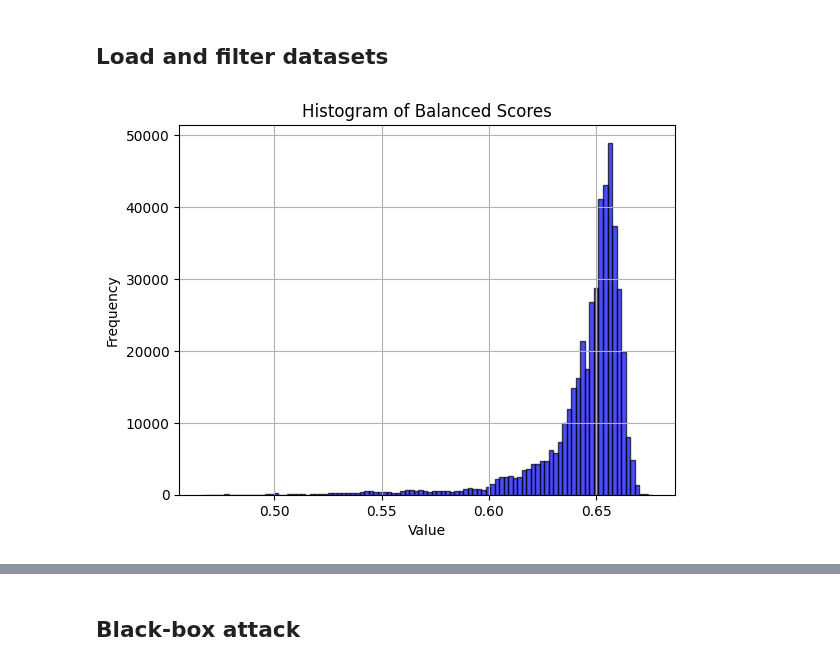
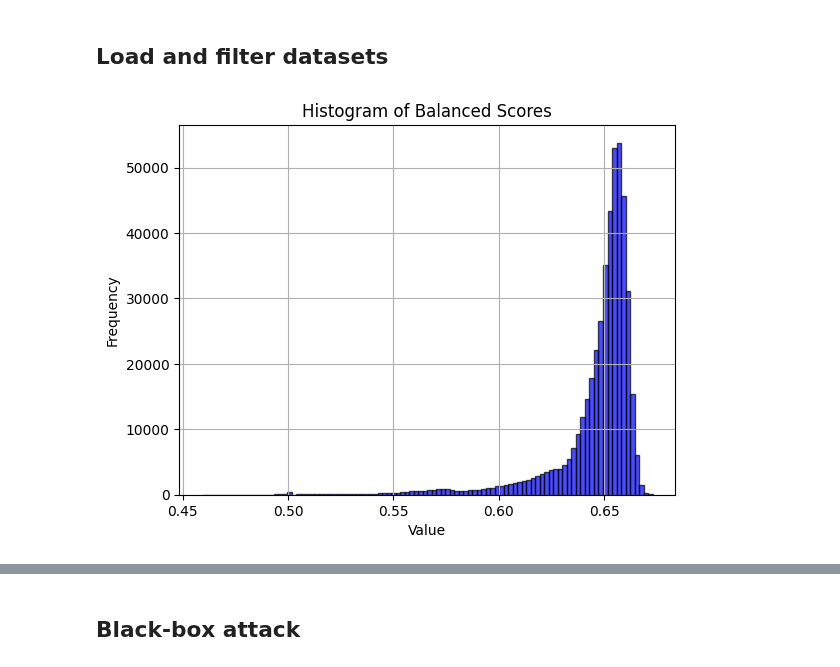
Before and after one commit to joserapa98/tns4loris, a Jupyter notebook: attacks/attacks_vanilla.ipynb, the cells around one changed output, grey strips where cells are left out. Cells and saved outputs as stored; diff of their text form; code cells hidden in the pictures.

```diff
--- a/attacks/attacks_vanilla.ipynb
+++ b/attacks/attacks_vanilla.ipynb
@@ -145,23 +158,23 @@ C=10.0, l1=1.0, mean: 0.6726, std: 0.0005
 # %%
 model_name = 'llr6' # 'llr6' or 'nn2'
 scaler_type = 'standard' # 'standard' or 'minimax'
-dataset_dir = os.path.join(cwd, 'datasets', model_name, scaler_type,
+dataset_dir = os.path.join(cwd, 'datasets', model_name, scaler_type, 'vanilla',
                            'params_multilabel.pt')
 
-all_labels, all_params, all_scores = \
+all_labels, all_params, all_bal_accs, all_auc_scores = \
     torch.load(dataset_dir, weights_only=True)
 # %%
 # Plot histogram scores
-plt.hist(all_scores[:, -1].numpy(), bins=100, alpha=0.7,
+plt.hist(all_bal_accs[:, -1].numpy(), bins=100, alpha=0.7,
          color='blue', edgecolor='black')
 plt.xlabel("Value")
 plt.ylabel("Frequency")
 plt.title("Histogram of Balanced Scores")
 plt.grid(True)
 
 # Show plot
 plt.show()
 # %% [output]
-[figure, old version]
+[figure, new version]
 # %%
 # Plot histogram scores
```
Also changed, not shown: parts of 27 cells of this notebook, 1 other file.
